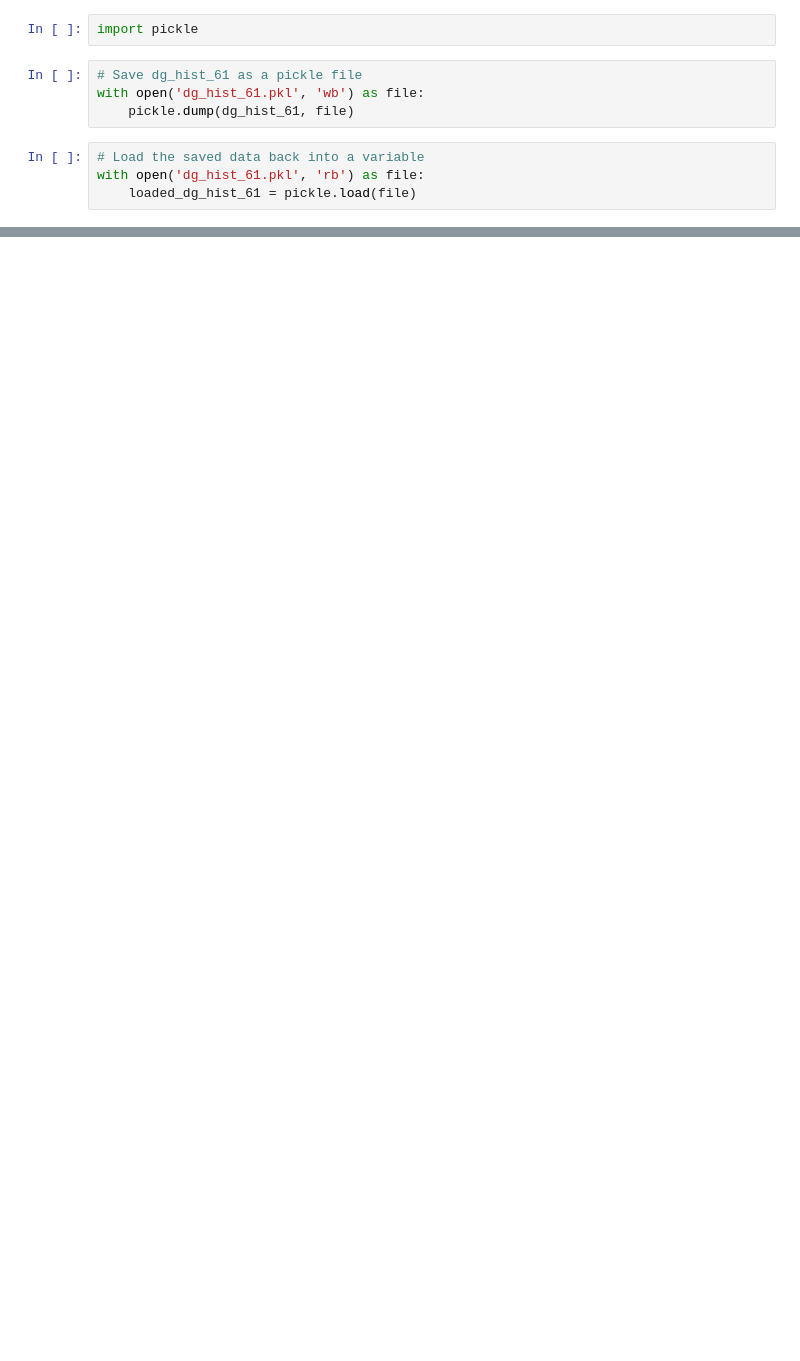
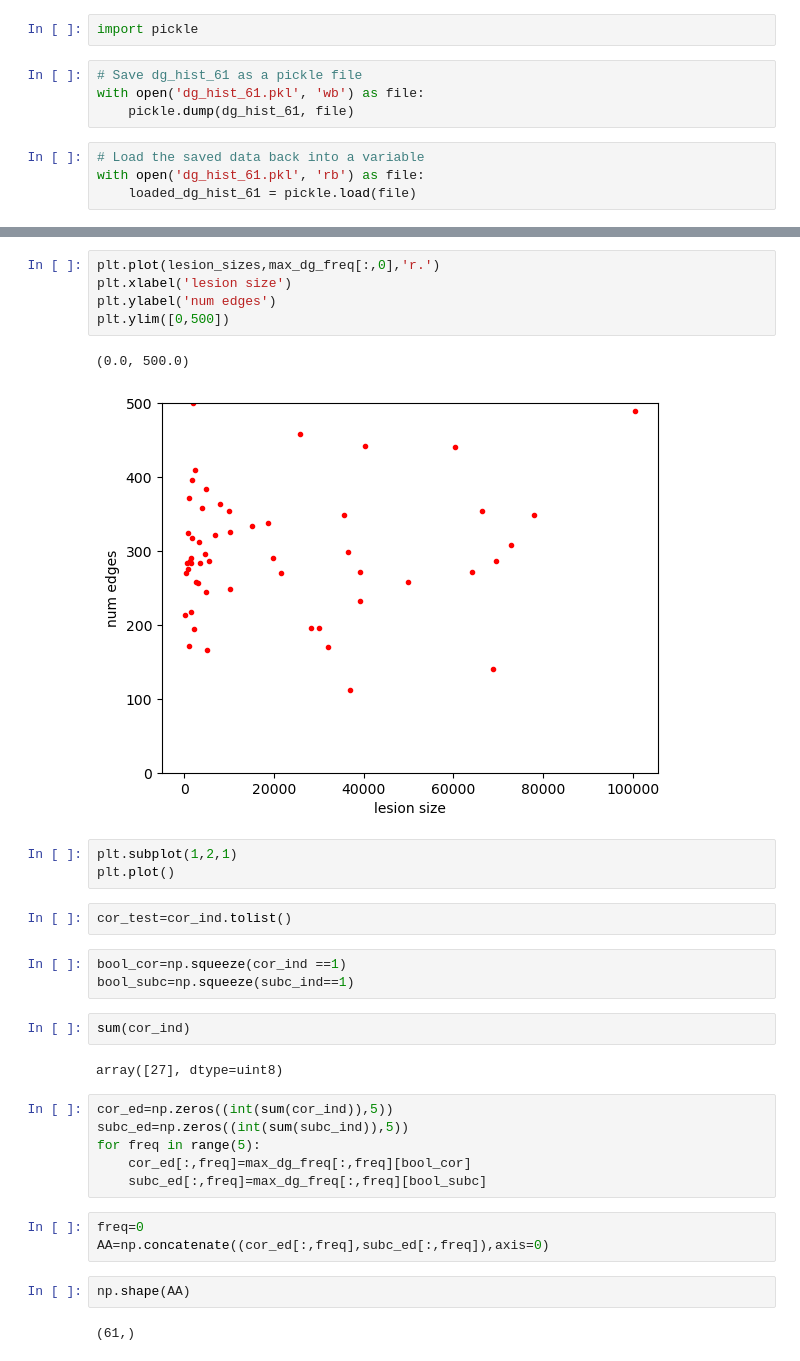
Before and after one commit to zhibinz2/MEG_EEG_Source_Localization, a Jupyter notebook: organize_62stroke/step5.analyse_groups.ipynb, the cells around one changed output, grey strips where cells are left out. Saved outputs shown, nothing was run; the diff lists cells and outputs as text; blank space fills up the shorter version.

Commit message:
edges

```diff
--- a/organize_62stroke/step5.analyse_groups.ipynb
+++ b/organize_62stroke/step5.analyse_groups.ipynb
@@ -207,0 +215,33 @@ dg_hist_61[60,4]
+# %%
+plt.plot(lesion_sizes,max_dg_freq[:,0],'r.')
+plt.xlabel('lesion size')
+plt.ylabel('num edges')
+plt.ylim([0,500])
+# %% [output]
+(0.0, 500.0)
+[figure, added]
+# %%
+plt.subplot(1,2,1)
+plt.plot()
+# %%
+cor_test=cor_ind.tolist()
+# %%
+bool_cor=np.squeeze(cor_ind ==1)
+bool_subc=np.squeeze(subc_ind==1)
+# %%
+sum(cor_ind)
+# %% [output]
+array([27], dtype=uint8)
+# %%
+cor_ed=np.zeros((int(sum(cor_ind)),5))
+subc_ed=np.zeros((int(sum(subc_ind)),5))
+for freq in range(5):
+    cor_ed[:,freq]=max_dg_freq[:,freq][bool_cor]
+    subc_ed[:,freq]=max_dg_freq[:,freq][bool_subc]
+# %%
+freq=0
+AA=np.concatenate((cor_ed[:,freq],subc_ed[:,freq]),axis=0)
+# %%
+np.shape(AA)
+# %% [output]
+(61,)
```
Also changed, not shown: parts of 20 cells of this notebook, 1 other file.
